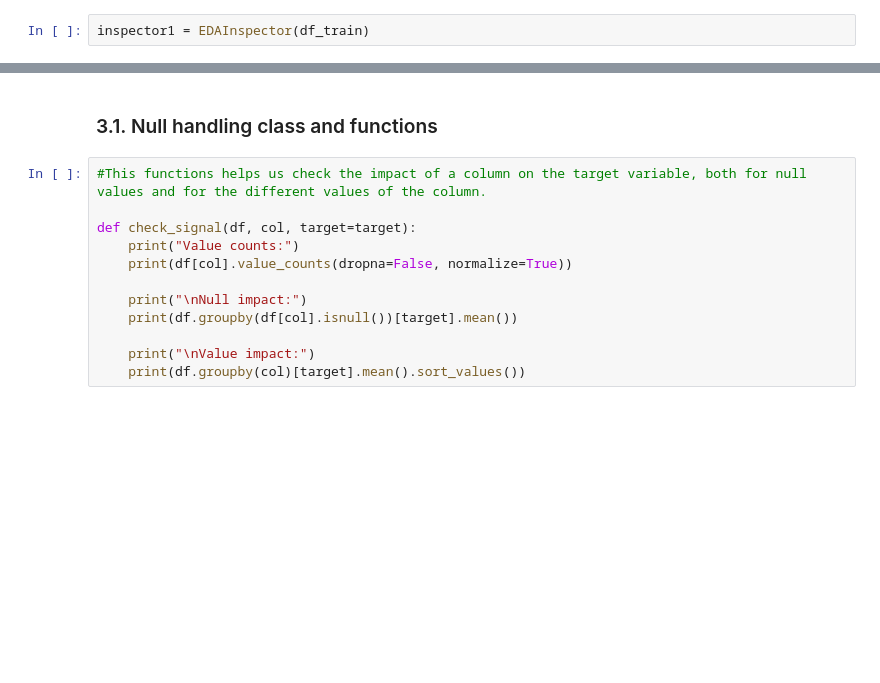
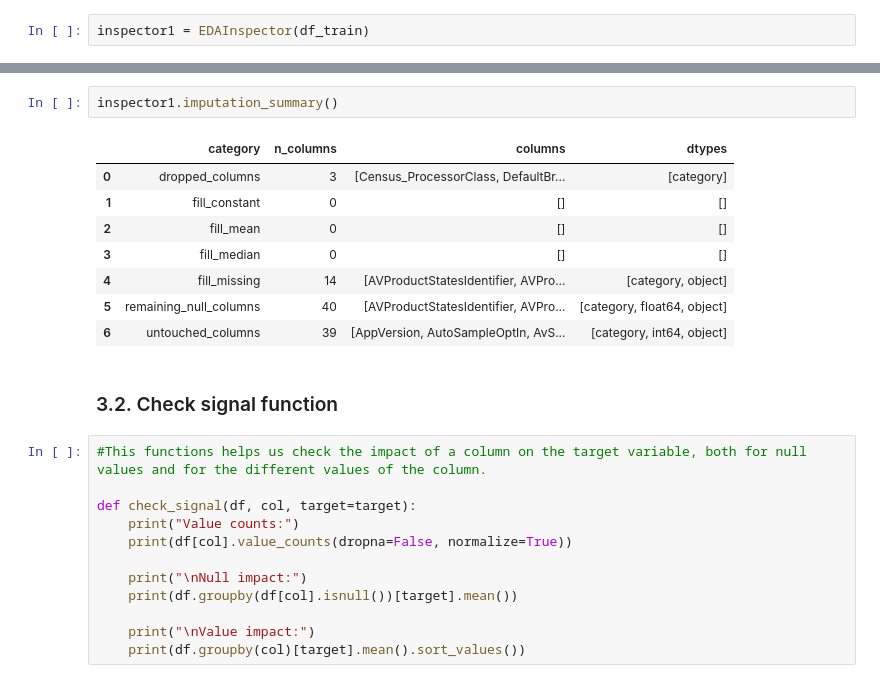
Before and after one commit to Ehunankakoa/nuclio-datascience_AI, a Jupyter notebook: Entregable_2/Entregable_2.ipynb, the cells around one changed output, grey strips where cells are left out. Drawn from its saved outputs; the diff is of its cells as text; blank space fills up the shorter version.

```diff
--- a/Entregable_2/Entregable_2.ipynb
+++ b/Entregable_2/Entregable_2.ipynb
@@ -488,5 +575,16 @@ inspector1.categorical_summary()
-# %% [markdown]
-### 3.1. Null handling class and functions
+# %%
+inspector1.imputation_summary()
+# %% [output]
+|  | category | n_columns | columns | dtypes |
+| 0 | dropped_columns | 3 | [Census_ProcessorClass, DefaultBr... | [category] |
+| 1 | fill_constant | 0 | [] | [] |
+| 2 | fill_mean | 0 | [] | [] |
+| 3 | fill_median | 0 | [] | [] |
+| 4 | fill_missing | 14 | [AVProductStatesIdentifier, AVPro... | [category, object] |
+| 5 | remaining_null_columns | 40 | [AVProductStatesIdentifier, AVPro... | [category, float64, object] |
+| 6 | untouched_columns | 39 | [AppVersion, AutoSampleOptIn, AvS... | [category, int64, object] |
+# %% [markdown]
+### 3.2. Check signal function
 # %%
 #This functions helps us check the impact of a column on the target variable, both for null values and for the different values of the column.
 
```
Also changed, not shown: parts of 31 cells of this notebook.
